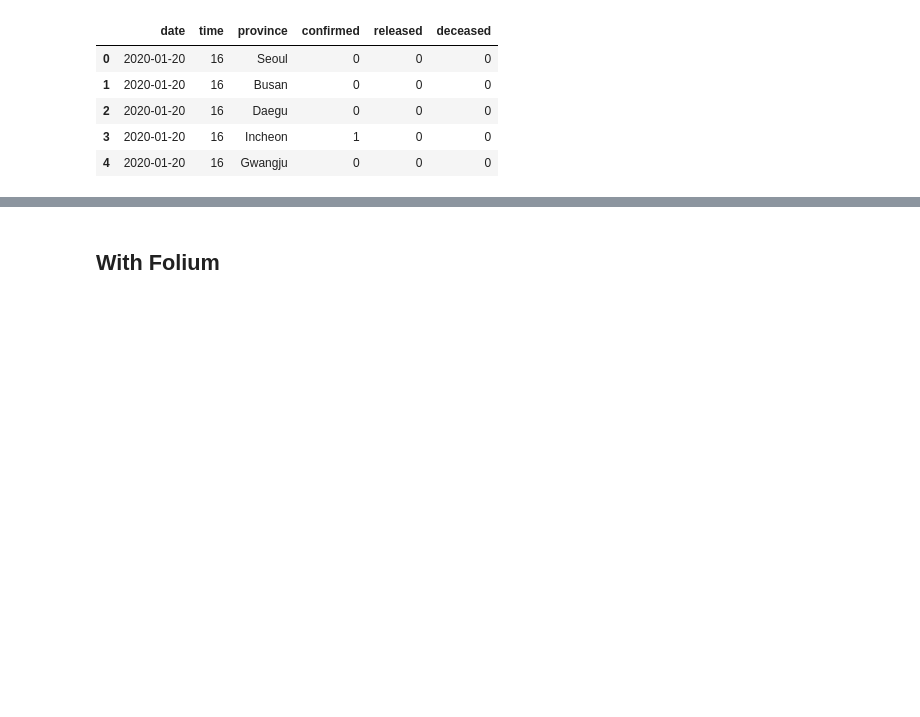
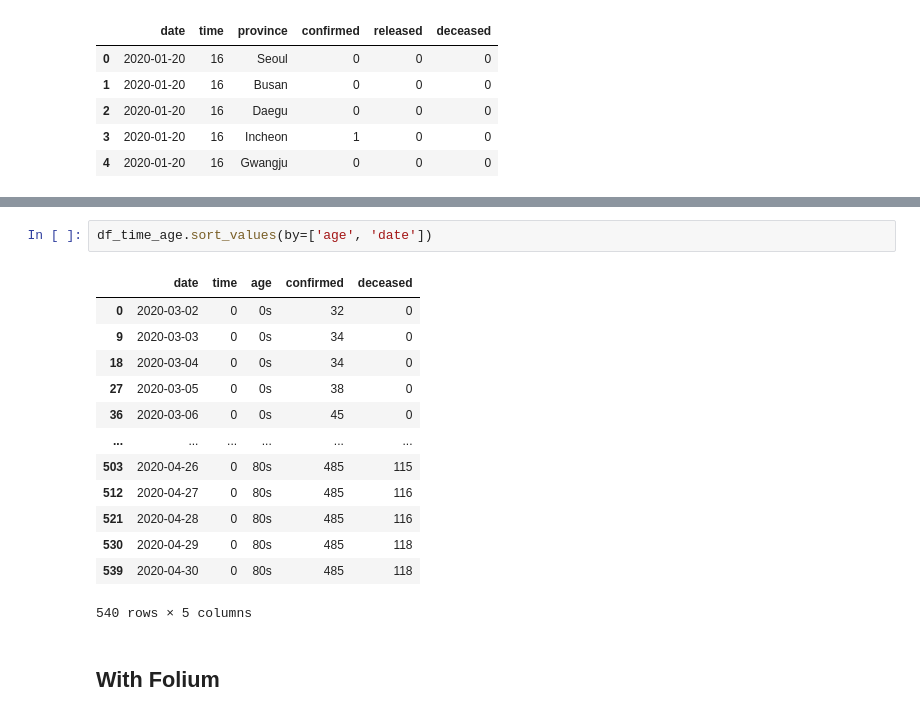
Before and after one commit to saitros/continuous_commit, a Jupyter notebook: Python/Visualization/Kor_COVID_19_Visualize.ipynb, the cells around one changed output, grey strips where cells are left out. Saved outputs shown, nothing was run; the diff lists cells and outputs as text; blank space fills up the shorter version.

```diff
--- a/Python/Visualization/Kor_COVID_19_Visualize.ipynb
+++ b/Python/Visualization/Kor_COVID_19_Visualize.ipynb
@@ -389,3 +477,19 @@ fig.show()
+# %%
+df_time_age.sort_values(by=['age', 'date'])
+# %% [output]
+|  | date | time | age | confirmed | deceased |
+| 0 | 2020-03-02 | 0 | 0s | 32 | 0 |
+| 9 | 2020-03-03 | 0 | 0s | 34 | 0 |
+| 18 | 2020-03-04 | 0 | 0s | 34 | 0 |
+| 27 | 2020-03-05 | 0 | 0s | 38 | 0 |
+| 36 | 2020-03-06 | 0 | 0s | 45 | 0 |
+| ... | ... | ... | ... | ... | ... |
+| 503 | 2020-04-26 | 0 | 80s | 485 | 115 |
+| 512 | 2020-04-27 | 0 | 80s | 485 | 116 |
+| 521 | 2020-04-28 | 0 | 80s | 485 | 116 |
+| 530 | 2020-04-29 | 0 | 80s | 485 | 118 |
+| 539 | 2020-04-30 | 0 | 80s | 485 | 118 |
+540 rows × 5 columns
 # %% [markdown]
 ## With Folium
 # %% [markdown]
```
Also changed, not shown: parts of 27 cells of this notebook.
